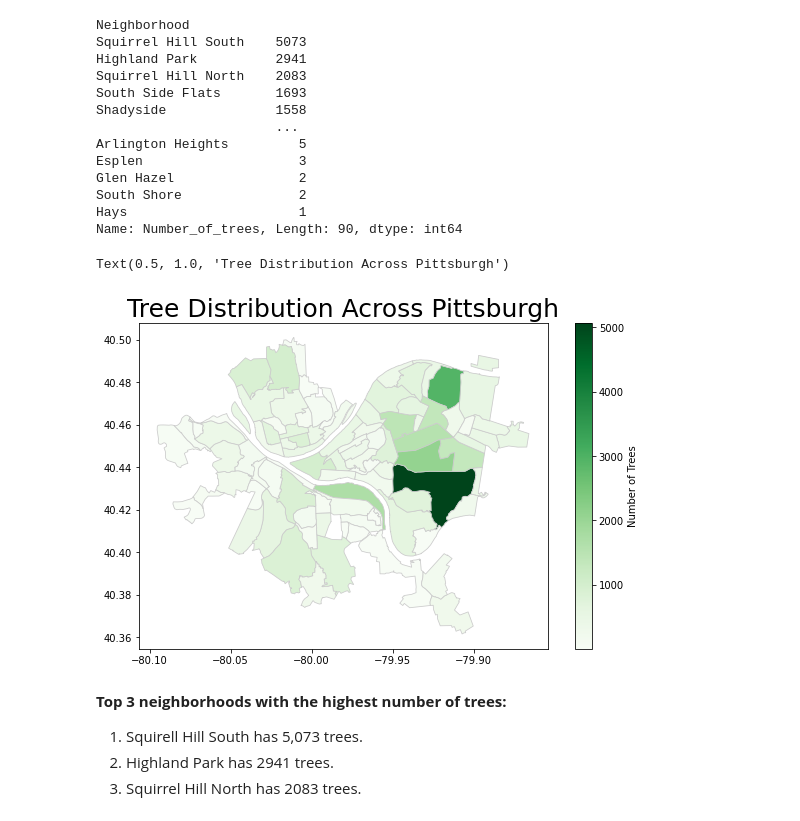
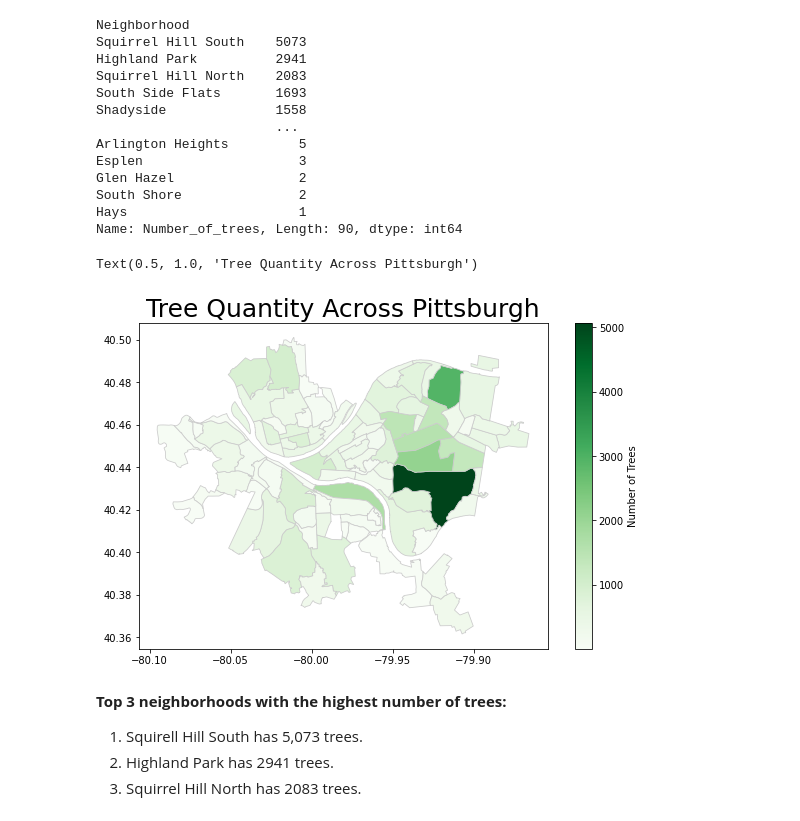
Before and after one commit to JonCoulter/BigIdeasFinalProject, a Jupyter notebook: Sruthi_Personal.ipynb, the cells around one changed output. Drawn from its saved outputs; the diff is of its cells as text; code cells hidden in the pictures.

```diff
--- a/Sruthi_Personal.ipynb
+++ b/Sruthi_Personal.ipynb
@@ -50,17 +50,17 @@ trees_map = neighborhoods.merge(num_trees, how='left', left_on='hood', right_on=
 # %%
 # set a variable that will call whatever column we want to visualise on the map
 variable = 'Number_of_trees'
 # set the range for the choropleth
 vmin, vmax = 120, 220
 fig, ax = plt.subplots(1, figsize=(10, 6))
 
 #color codes and labels the map for easy visualization
 trees_map.plot(column=variable, cmap='Greens', legend = True, legend_kwds={'label': "Number of Trees"},
                linewidth=0.8,ax=ax,figsize=(15, 10), edgecolor='0.8')
-ax.set_title('Tree Distribution Across Pittsburgh', fontdict={'fontsize': '25', 'fontweight' : '3'})
+ax.set_title('Tree Quantity Across Pittsburgh', fontdict={'fontsize': '25', 'fontweight' : '3'})
 # %% [output]
-Text(0.5, 1.0, 'Tree Distribution Across Pittsburgh')
+Text(0.5, 1.0, 'Tree Quantity Across Pittsburgh')
-[figure, old version]
+[figure, new version]
 # %% [markdown]
 **Top 3 neighborhoods with the highest number of trees:**
 1. Squirell Hill South has 5,073 trees.
```
Also changed, not shown: 2 other files.
